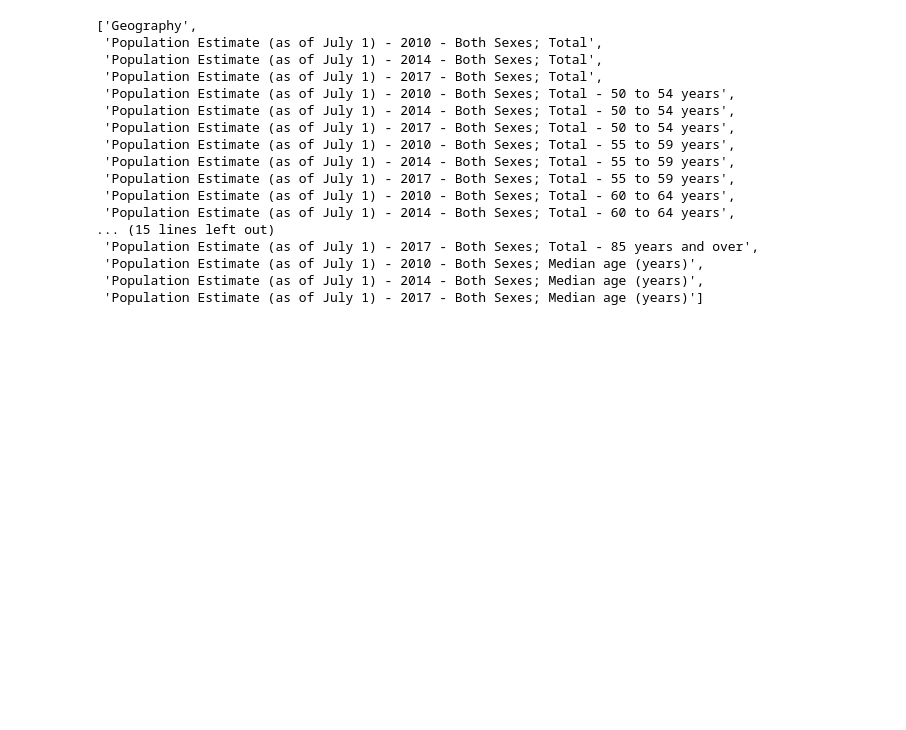
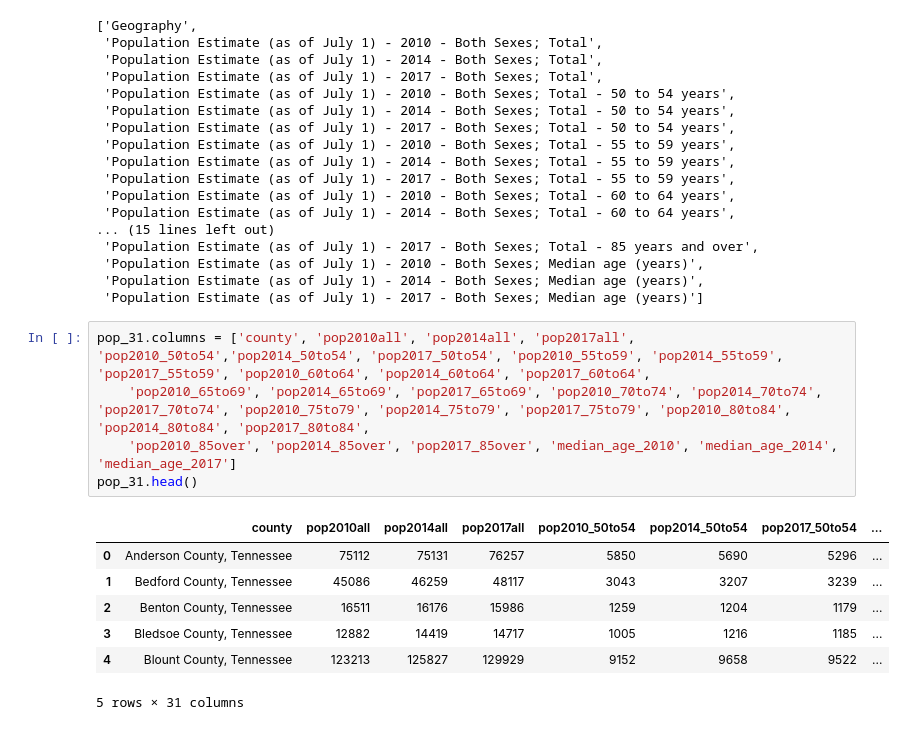
Before and after one commit to ncov/vanderbilt-aspire-data-essentials, a Jupyter notebook: data_essentials_project_090518.ipynb, the cells around one changed output. Cells and saved outputs as stored; diff of their text form; blank space fills up the shorter version.

```diff
--- a/data_essentials_project_090518.ipynb
+++ b/data_essentials_project_090518.ipynb
@@ -301,3 +301,16 @@ list(pop_31.columns)
  'Population Estimate (as of July 1) - 2010 - Both Sexes; Median age (years)',
  'Population Estimate (as of July 1) - 2014 - Both Sexes; Median age (years)',
  'Population Estimate (as of July 1) - 2017 - Both Sexes; Median age (years)']
+# %%
+pop_31.columns = ['county', 'pop2010all', 'pop2014all', 'pop2017all', 'pop2010_50to54','pop2014_50to54', 'pop2017_50to54', 'pop2010_55to59', 'pop2014_55to59', 'pop2017_55to59', 'pop2010_60to64', 'pop2014_60to64', 'pop2017_60to64',
+    'pop2010_65to69', 'pop2014_65to69', 'pop2017_65to69', 'pop2010_70to74', 'pop2014_70to74', 'pop2017_70to74', 'pop2010_75to79', 'pop2014_75to79', 'pop2017_75to79', 'pop2010_80to84', 'pop2014_80to84', 'pop2017_80to84',
+    'pop2010_85over', 'pop2014_85over', 'pop2017_85over', 'median_age_2010', 'median_age_2014', 'median_age_2017']
+pop_31.head()
+# %% [output]
+|  | county | pop2010all | pop2014all | pop2017all | pop2010_50to54 | pop2014_50to54 | pop2017_50to54 | ... |
+| 0 | Anderson County, Tennessee | 75112 | 75131 | 76257 | 5850 | 5690 | 5296 | ... |
+| 1 | Bedford County, Tennessee | 45086 | 46259 | 48117 | 3043 | 3207 | 3239 | ... |
+| 2 | Benton County, Tennessee | 16511 | 16176 | 15986 | 1259 | 1204 | 1179 | ... |
+| 3 | Bledsoe County, Tennessee | 12882 | 14419 | 14717 | 1005 | 1216 | 1185 | ... |
+| 4 | Blount County, Tennessee | 123213 | 125827 | 129929 | 9152 | 9658 | 9522 | ... |
+5 rows × 31 columns
```
Also changed, not shown: parts of 4 cells of this notebook.
